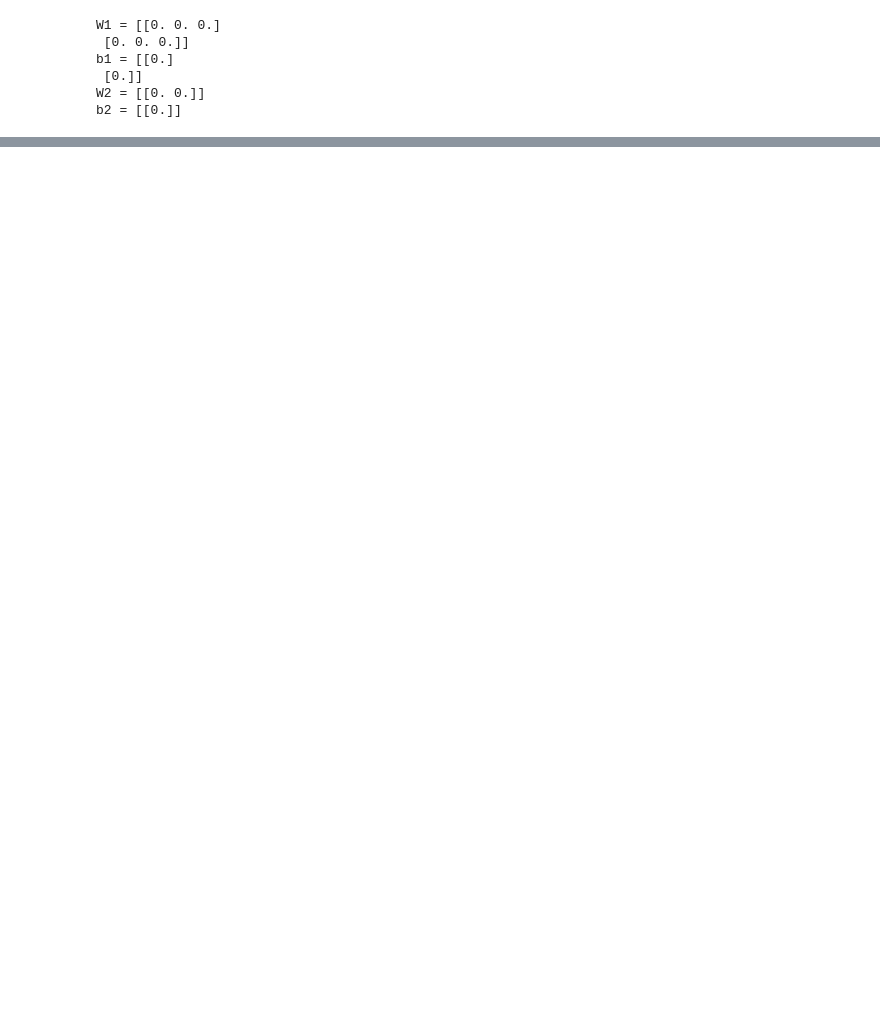
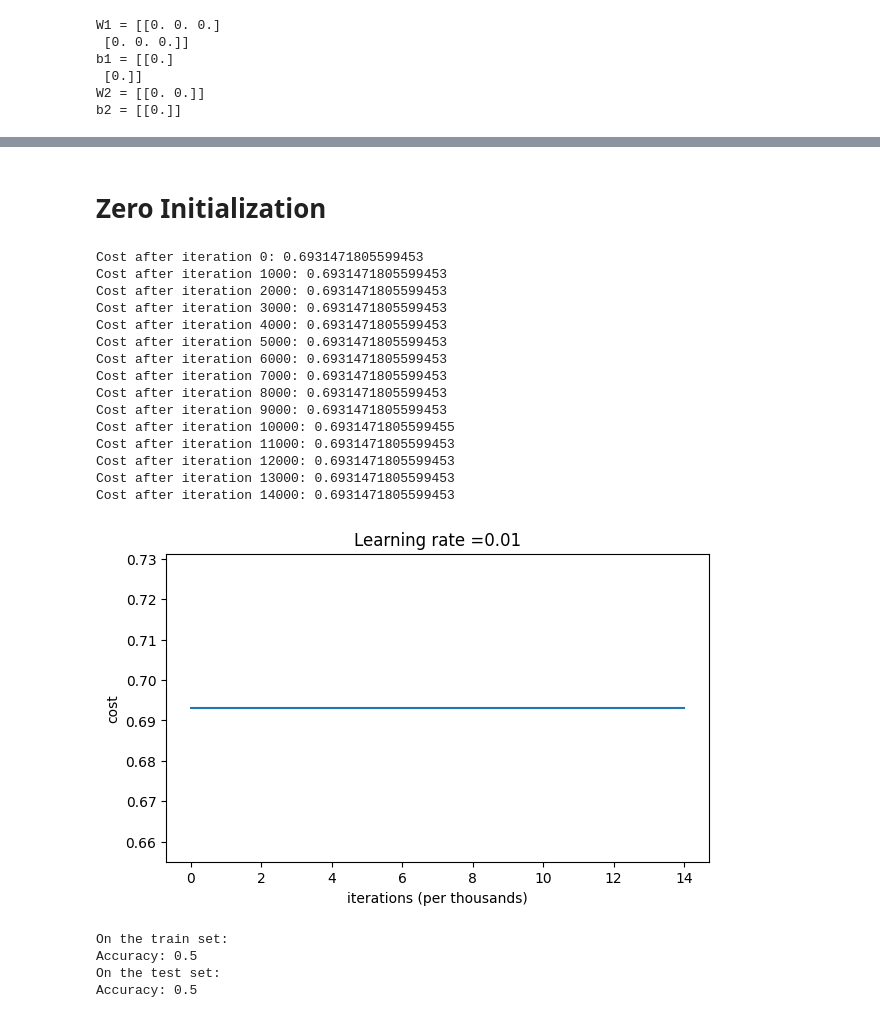
Before and after one commit to nevilleajim/deep_learning_tutorials, a Jupyter notebook: C2 - Improving Deep Neural Neural Networks/week 1/Initialization/initialization.ipynb, the cells around one changed output, grey strips where cells are left out. Drawn from its saved outputs; the diff is of its cells as text; code cells hidden in the pictures; blank space fills up the shorter version.

Commit message:
Completed Initializations Task

```diff
--- a/C2 - Improving Deep Neural Neural Networks/week 1/Initialization/initialization.ipynb
+++ b/C2 - Improving Deep Neural Neural Networks/week 1/Initialization/initialization.ipynb
@@ -53,0 +89,30 @@ b2 = [[0.]]
+# %%
+def initialize_parameters_he(layers_dim):
+    """
+    Arguments:
+    layer_dims -- python array (list) containing the size of each layer.
+
+    Returns:
+    parameters -- python dictionary containing your parameters "W1", "b1", ..., "WL", "bL":
+                    W1 -- weight matrix of shape (layers_dims[1], layers_dims[0])
+                    b1 -- bias vectr of shape (layers_dims[1], 1)
+                    ...
+                    WL -- weight matrix of shape (layers_dims[L], layers_dim[L-1])
+                    bL -- bias vector of shape (layers_dims[L], 1)
+    """
+
+    np.random.seed(3)
+    parameters = {}
+    L = len(layers_dim) -1
+
+    for l in range(1, L+1):
+        parameters["W" + str(l)] = np.random.rand(layers_dim[l], layers_dim[l-1]) * math.sqrt(2./layers_dim[l-1])
+        parameters["b" + str(l)] = np.zeros((layers_dim[l], 1)) * math.sqrt(2./layers_dim[l-1])
+
+    return parameters
+# %%
+parameters = initialize_parameters_he([2, 4, 1])
+print("W1 = " + str(parameters["W1"]))
+print("b1 = " + str(parameters["b1"]))
+print("W2 = " + str(parameters["W2"]))
+print("b2 = " + str(parameters["b2"]))
@@ -79,6 +155,8 @@ def model(X, Y, learning_rate = 0.01, num_iterations = 15000, print_cost = False
         parameters = initialize_parameters_random(layers_dims)
     elif initialization == "he":
         parameters = initialize_parameters_he(layers_dims)
+    else:
+        raise ValueError("Invalid initialization parameter")
 
     for i in range(0, num_iterations):
         a3, cache = forward_propagation(X, parameters)
@@ -90,13 +168,44 @@ def model(X, Y, learning_rate = 0.01, num_iterations = 15000, print_cost = False
         parameters = update_parameters(parameters, grads, learning_rate)
 
         if print_cost and i % 1000 == 0:
+            costs.append(cost)
             print("Cost after iteration {}: {}".format(i, cost))
-            costs.append(cost)
 
     plt.plot(costs)
     plt.ylabel('cost')
-    plt.xlabel('iterations (per hundreds)')
+    plt.xlabel('iterations (per thousands)')
     plt.title("Learning rate =" + str(learning_rate))
     plt.show()
 
+    assert X.shape[1] == Y.shape[1]
+
     return parameters
+# %% [markdown]
+# Zero Initialization
+# %%
+parameters = model(train_X, train_Y, initialization='zeros', print_cost=True)
+print("On the train set:")
+predictions_train = predict(train_X, train_Y, parameters)
+print("On the test set:")
+predictions_test = predict(test_X, test_Y, parameters)
+# %% [output]
+Cost after iteration 0: 0.6931471805599453
+Cost after iteration 1000: 0.6931471805599453
+Cost after iteration 2000: 0.6931471805599453
+Cost after iteration 3000: 0.6931471805599453
+Cost after iteration 4000: 0.6931471805599453
+Cost after iteration 5000: 0.6931471805599453
+Cost after iteration 6000: 0.6931471805599453
+Cost after iteration 7000: 0.6931471805599453
+Cost after iteration 8000: 0.6931471805599453
+Cost after iteration 9000: 0.6931471805599453
+Cost after iteration 10000: 0.6931471805599455
+Cost after iteration 11000: 0.6931471805599453
+Cost after iteration 12000: 0.6931471805599453
+Cost after iteration 13000: 0.6931471805599453
+Cost after iteration 14000: 0.6931471805599453
+[figure, added]
+On the train set:
+Accuracy: 0.5
+On the test set:
+Accuracy: 0.5
```
Also changed, not shown: parts of 14 cells of this notebook, 1 other file.
